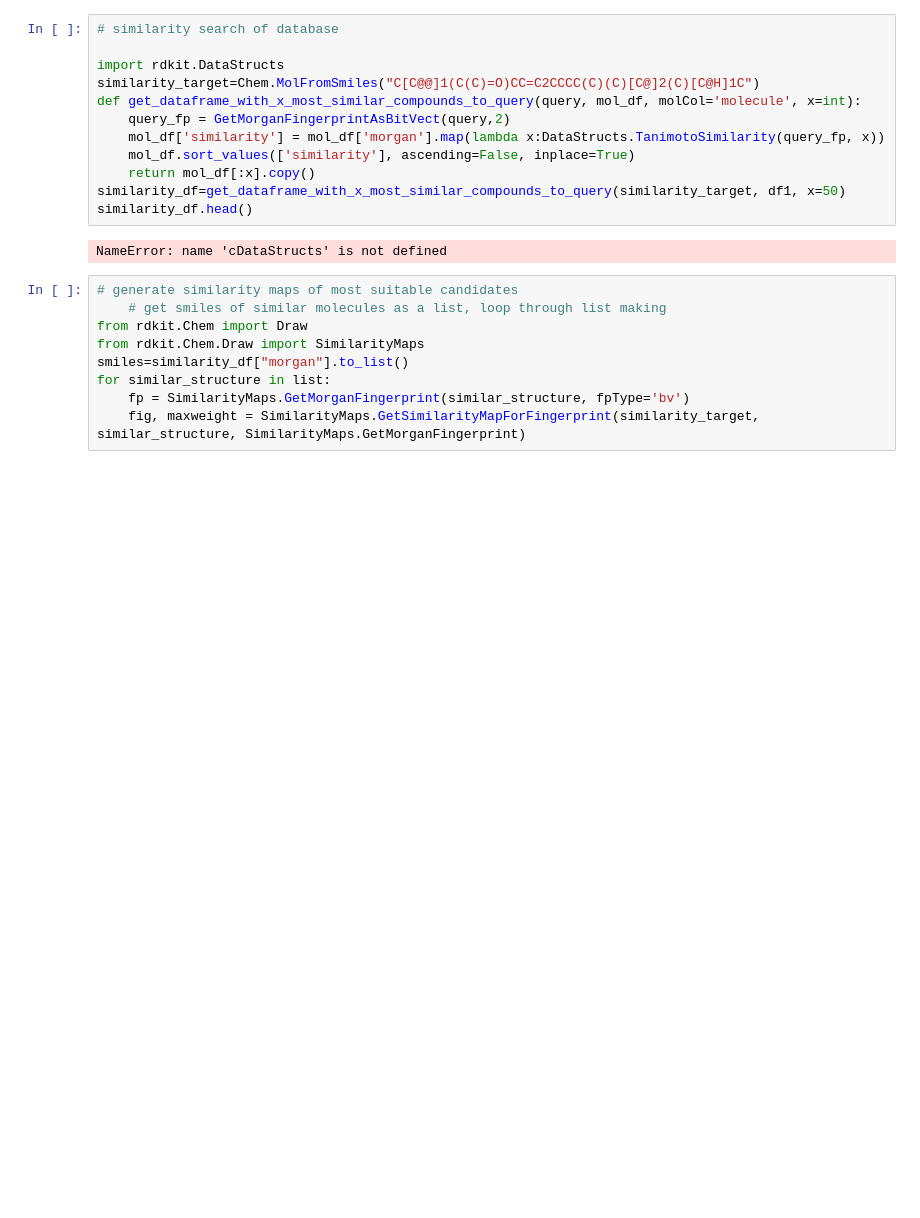
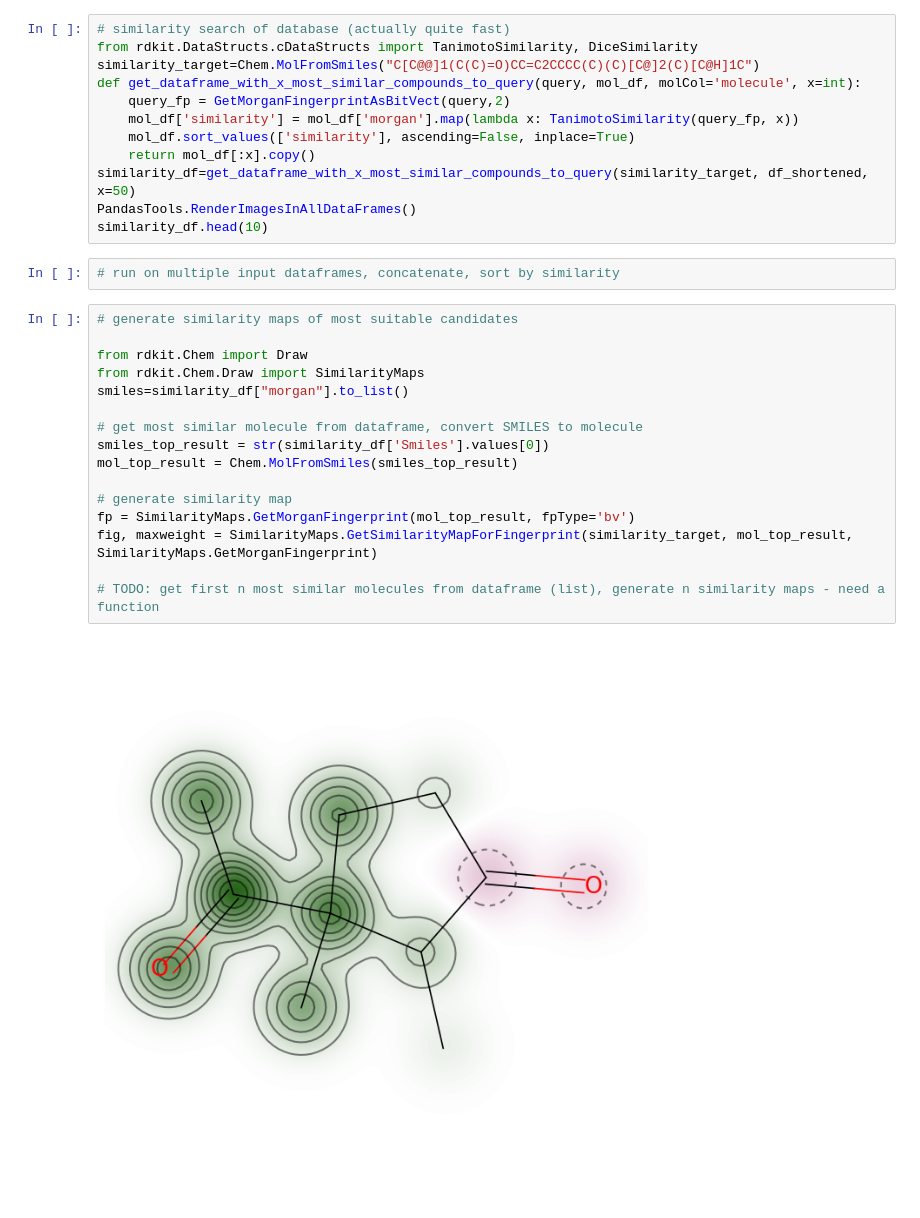
Before and after one commit to i-martyn/Fragrance_Similarity, a Jupyter notebook: 2_DSB_FL.ipynb, the cells around one changed output. Cells and saved outputs as stored; diff of their text form; blank space fills up the shorter version.

```diff
--- a/2_DSB_FL.ipynb
+++ b/2_DSB_FL.ipynb
@@ -83,23 +130,32 @@ print(df2.head(2))
 # %%
-# similarity search of database
-
-import rdkit.DataStructs
+# similarity search of database (actually quite fast)
+from rdkit.DataStructs.cDataStructs import TanimotoSimilarity, DiceSimilarity
 similarity_target=Chem.MolFromSmiles("C[C@@]1(C(C)=O)CC=C2CCCC(C)(C)[C@]2(C)[C@H]1C")
 def get_dataframe_with_x_most_similar_compounds_to_query(query, mol_df, molCol='molecule', x=int):
     query_fp = GetMorganFingerprintAsBitVect(query,2)
-    mol_df['similarity'] = mol_df['morgan'].map(lambda x:DataStructs.TanimotoSimilarity(query_fp, x))
+    mol_df['similarity'] = mol_df['morgan'].map(lambda x: TanimotoSimilarity(query_fp, x))
     mol_df.sort_values(['similarity'], ascending=False, inplace=True)
     return mol_df[:x].copy()
-similarity_df=get_dataframe_with_x_most_similar_compounds_to_query(similarity_target, df1, x=50)
-similarity_df.head()
+similarity_df=get_dataframe_with_x_most_similar_compounds_to_query(similarity_target, df_shortened, x=50)
+PandasTools.RenderImagesInAllDataFrames()
+similarity_df.head(10)
-# %% [output]
-NameError: name 'cDataStructs' is not defined
+# %%
+# run on multiple input dataframes, concatenate, sort by similarity
 # %%
 # generate similarity maps of most suitable candidates
-    # get smiles of similar molecules as a list, loop through list making
+
 from rdkit.Chem import Draw
 from rdkit.Chem.Draw import SimilarityMaps
 smiles=similarity_df["morgan"].to_list()
-for similar_structure in list:
-    fp = SimilarityMaps.GetMorganFingerprint(similar_structure, fpType='bv')
-    fig, maxweight = SimilarityMaps.GetSimilarityMapForFingerprint(similarity_target, similar_structure, SimilarityMaps.GetMorganFingerprint)
+
+# get most similar molecule from dataframe, convert SMILES to molecule
+smiles_top_result = str(similarity_df['Smiles'].values[0])
+mol_top_result = Chem.MolFromSmiles(smiles_top_result)
+
+# generate similarity map
+fp = SimilarityMaps.GetMorganFingerprint(mol_top_result, fpType='bv')
+fig, maxweight = SimilarityMaps.GetSimilarityMapForFingerprint(similarity_target, mol_top_result, SimilarityMaps.GetMorganFingerprint)
+
+# TODO: get first n most similar molecules from dataframe (list), generate n similarity maps - need a function
+# %% [output]
+[figure, added]
```
Also changed, not shown: parts of 12 cells of this notebook.
